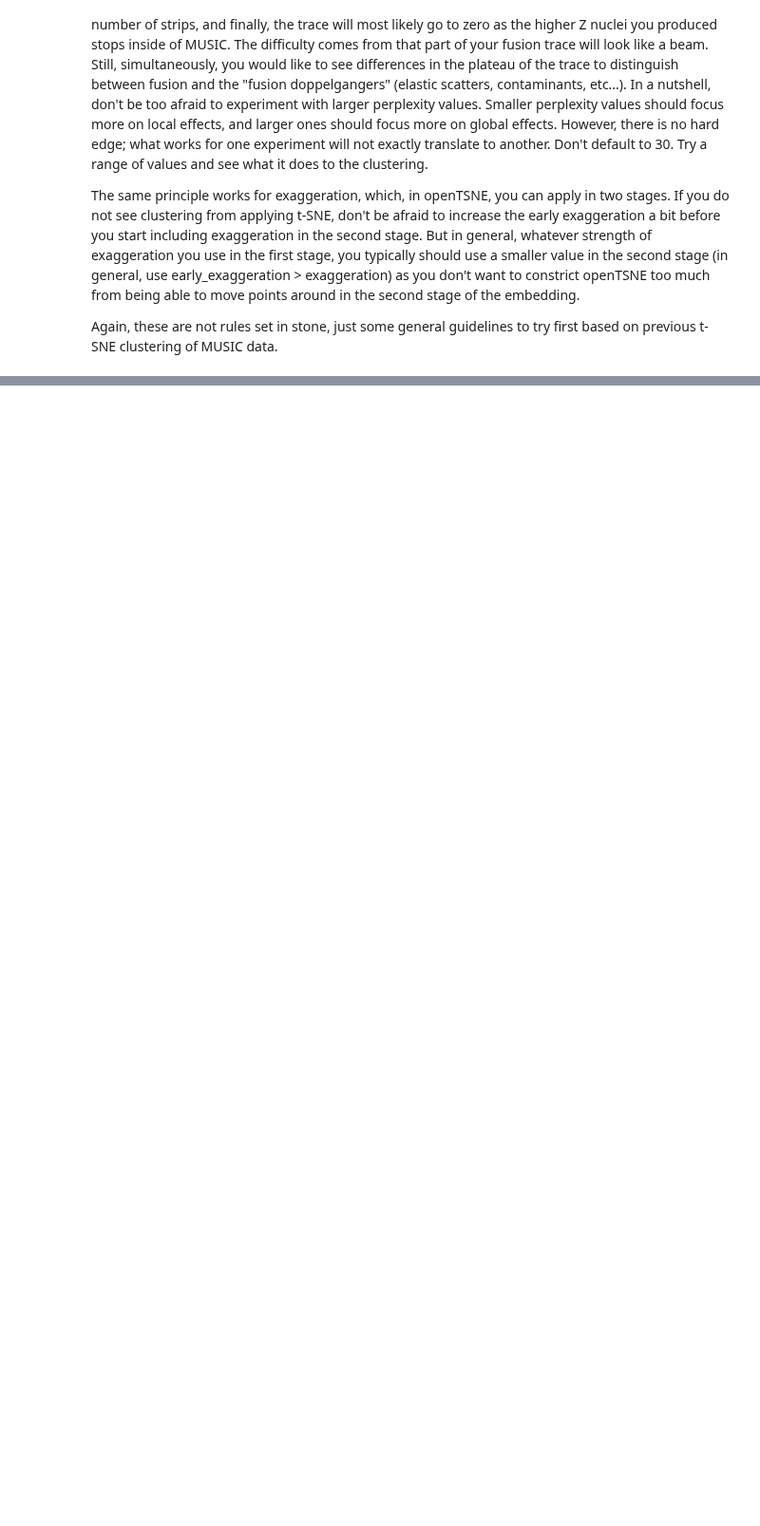
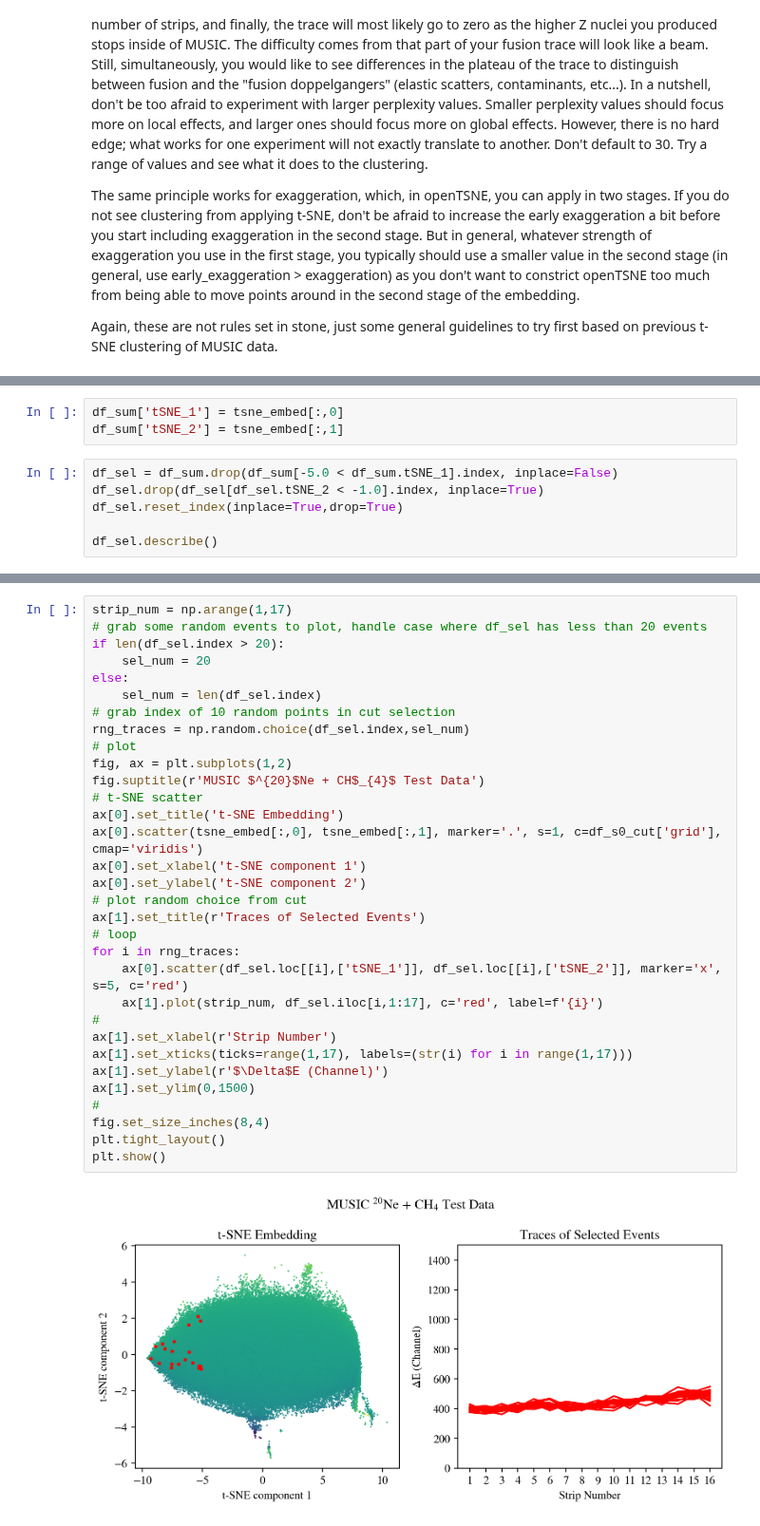
Before and after one commit to dneto1729/MUSIC_with_python, a Jupyter notebook: tutorials/6 - Manifold Clustering with tSNE.ipynb, the cells around one changed output, grey strips where cells are left out. Shown at 95% size. Saved outputs shown, nothing was run; the diff lists cells and outputs as text; blank space fills up the shorter version.

```diff
--- a/tutorials/6 - Manifold Clustering with tSNE.ipynb
+++ b/tutorials/6 - Manifold Clustering with tSNE.ipynb
@@ -221,0 +406,9 @@ Again, these are not rules set in stone, just some general guidelines to try fir
+# %%
+df_sum['tSNE_1'] = tsne_embed[:,0]
+df_sum['tSNE_2'] = tsne_embed[:,1]
+# %%
+df_sel = df_sum.drop(df_sum[-5.0 < df_sum.tSNE_1].index, inplace=False)
+df_sel.drop(df_sel[df_sel.tSNE_2 < -1.0].index, inplace=True)
+df_sel.reset_index(inplace=True,drop=True)
+
+df_sel.describe()
@@ -221,0 +426,34 @@ Again, these are not rules set in stone, just some general guidelines to try fir
+# %%
+strip_num = np.arange(1,17)
+# grab some random events to plot, handle case where df_sel has less than 20 events
+if len(df_sel.index > 20):
+    sel_num = 20
+else:
+    sel_num = len(df_sel.index)
+# grab index of 10 random points in cut selection
+rng_traces = np.random.choice(df_sel.index,sel_num)
+# plot
+fig, ax = plt.subplots(1,2)
+fig.suptitle(r'MUSIC $^{20}$Ne + CH$_{4}$ Test Data')
+# t-SNE scatter
+ax[0].set_title('t-SNE Embedding')
+ax[0].scatter(tsne_embed[:,0], tsne_embed[:,1], marker='.', s=1, c=df_s0_cut['grid'], cmap='viridis')
+ax[0].set_xlabel('t-SNE component 1')
+ax[0].set_ylabel('t-SNE component 2')
+# plot random choice from cut
+ax[1].set_title(r'Traces of Selected Events')
+# loop
+for i in rng_traces:
+    ax[0].scatter(df_sel.loc[[i],['tSNE_1']], df_sel.loc[[i],['tSNE_2']], marker='x', s=5, c='red')
+    ax[1].plot(strip_num, df_sel.iloc[i,1:17], c='red', label=f'{i}')
+#
+ax[1].set_xlabel(r'Strip Number')
+ax[1].set_xticks(ticks=range(1,17), labels=(str(i) for i in range(1,17)))
+ax[1].set_ylabel(r'$\Delta$E (Channel)')
+ax[1].set_ylim(0,1500)
+#
+fig.set_size_inches(8,4)
+plt.tight_layout()
+plt.show()
+# %% [output]
+[figure, added]
```
Also changed, not shown: parts of 23 cells of this notebook.
